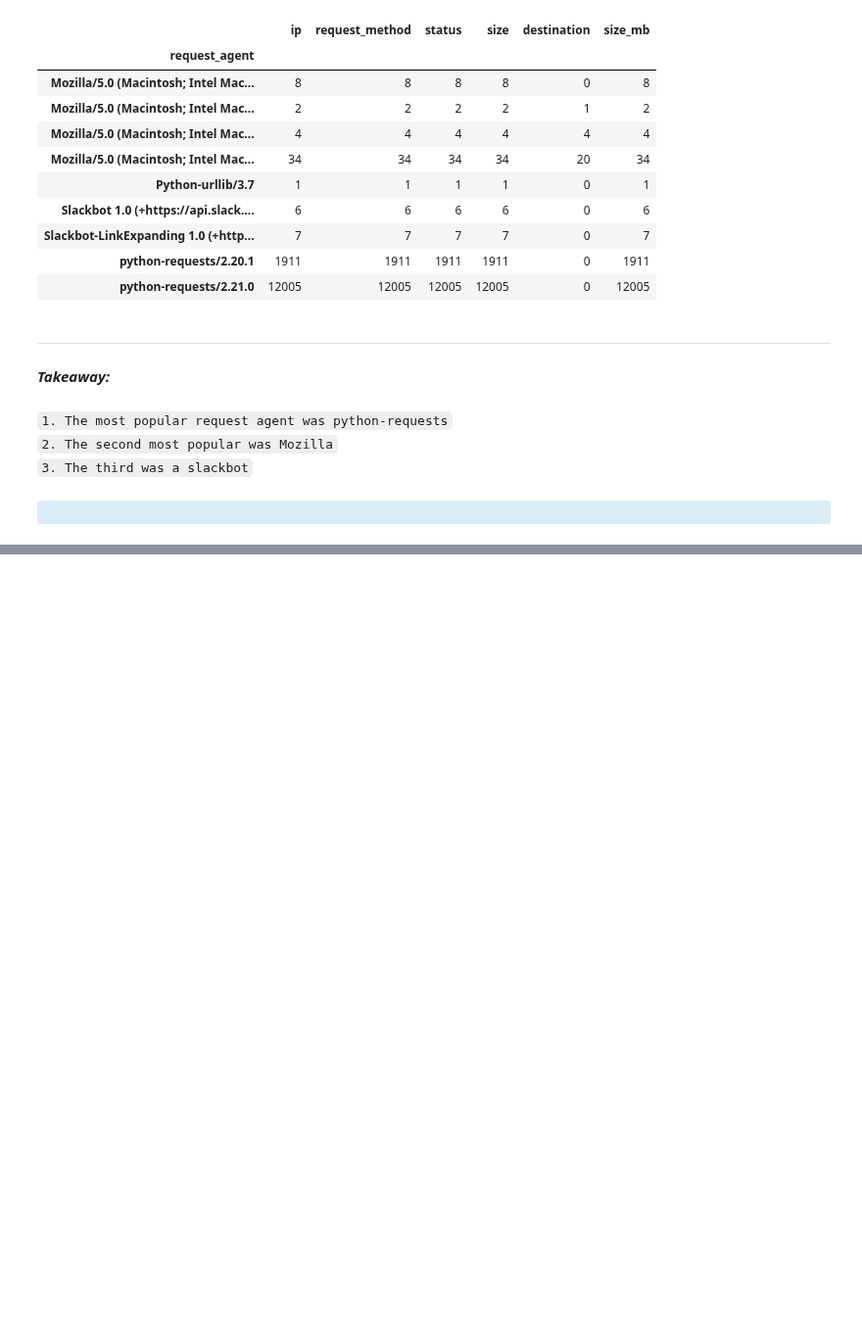
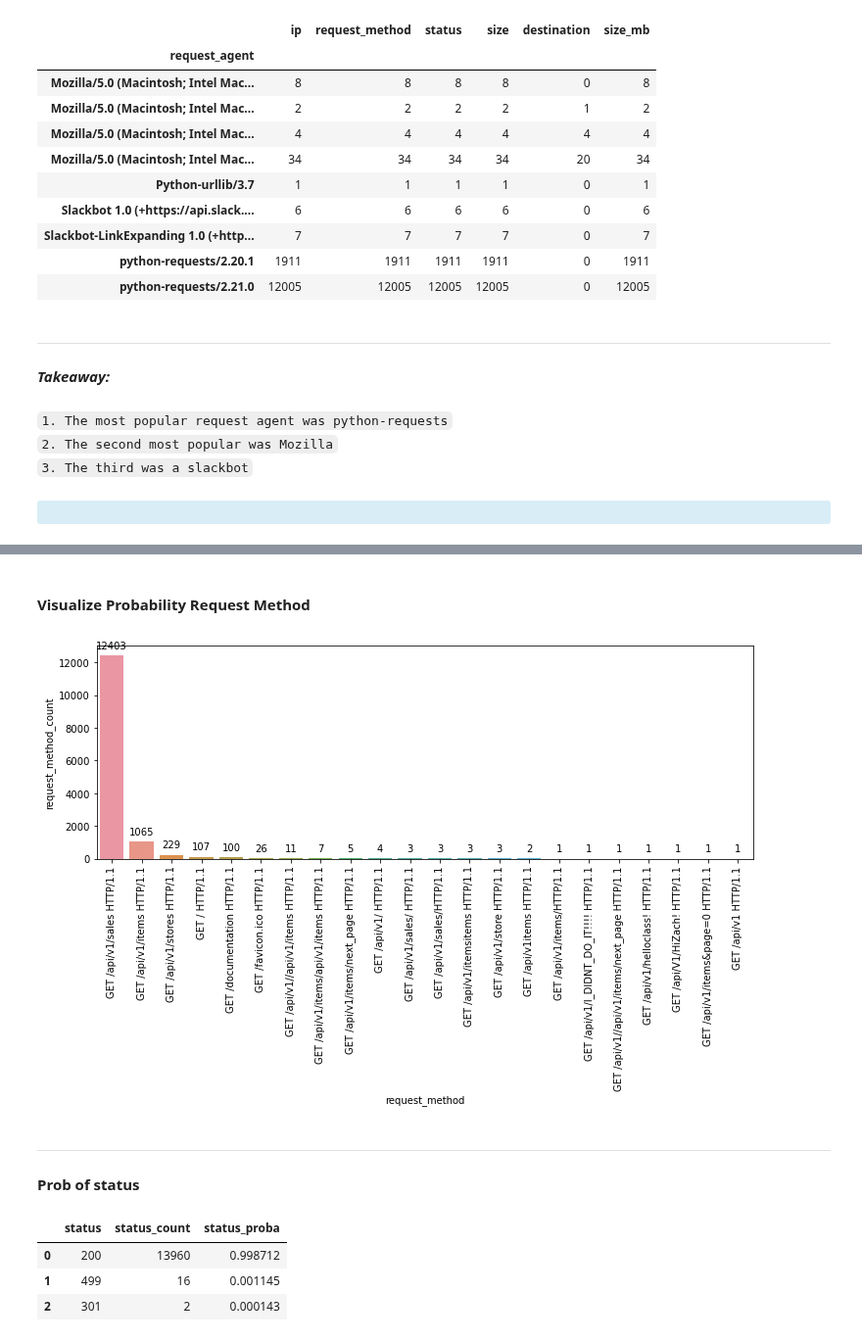
Before and after one commit to CSolitaire/anomaly-detection-exercises, a Jupyter notebook: discrete_anomaly_detection.ipynb, the cells around one changed output, grey strips where cells are left out. Shown at 98% size. Drawn from its saved outputs; the diff is of its cells as text; code cells hidden in the pictures; blank space fills up the shorter version.

```diff
--- a/discrete_anomaly_detection.ipynb
+++ b/discrete_anomaly_detection.ipynb
@@ -368,0 +416,9 @@ df.groupby('request_agent').count()
+# %%
+req_meth_df = pd.DataFrame(df.request_method.value_counts(dropna=False)).reset_index().\
+                rename(index=str, columns={'index': 'request_method', 'request_method': 'request_method_count'})
+
+req_meth_df2 = pd.DataFrame(df.request_method.value_counts(dropna=False)/df.request_method.count()).reset_index().\
+                rename(index=str, columns={'index': 'request_method', 'request_method': 'request_method_proba'})
+
+req_meth = req_meth_df.merge(req_meth_df2)
+req_meth
@@ -368,0 +443,32 @@ df.groupby('request_agent').count()
+# %% [markdown]
+#### Visualize Probability Request Method
+# %%
+plt.figure(figsize=(12, 4))
+splot = sns.barplot(data=req_meth, x = 'request_method', y = 'request_method_count', ci = None)
+for p in splot.patches:
+    splot.annotate(format(p.get_height(), '.0f'),
+                   (p.get_x() + p.get_width() / 2., p.get_height()),
+                   ha = 'center', va = 'center', xytext = (0, 10),
+                   textcoords = 'offset points'
+                   )
+    plt.xticks(rotation='vertical')
+# %% [output]
+[figure, added]
+# %% [markdown]
+***
+
+#### Prob of status
+# %%
+status_df = pd.DataFrame(df.status.value_counts(dropna=False)).reset_index().\
+                rename(index=str, columns={'index': 'status', 'status': 'status_count'})
+
+status_df2 = pd.DataFrame(df.status.value_counts(dropna=False)/df.request_method.count()).reset_index().\
+                rename(index=str, columns={'index': 'status', 'status': 'status_proba'})
+
+status = status_df.merge(status_df2)
+status
+# %% [output]
+|  | status | status_count | status_proba |
+| 0 | 200 | 13960 | 0.998712 |
+| 1 | 499 | 16 | 0.001145 |
+| 2 | 301 | 2 | 0.000143 |
```
Also changed, not shown: parts of 31 cells of this notebook.
